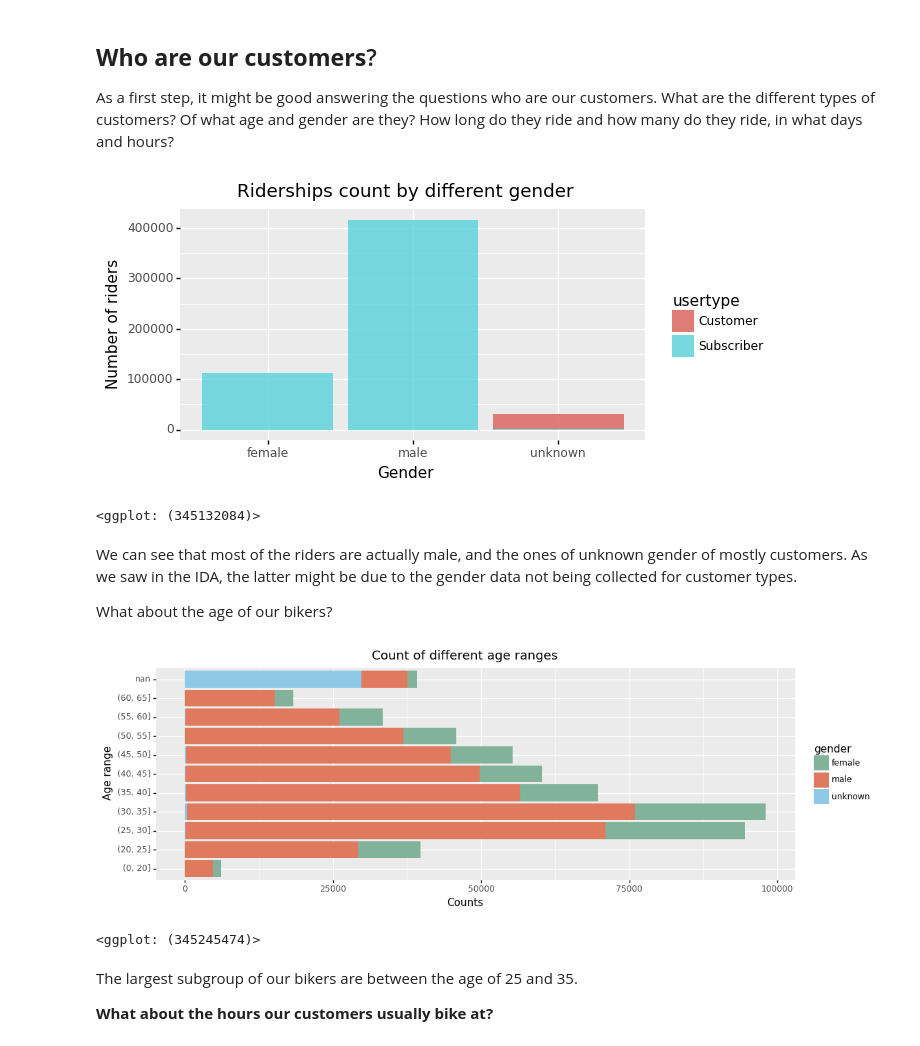
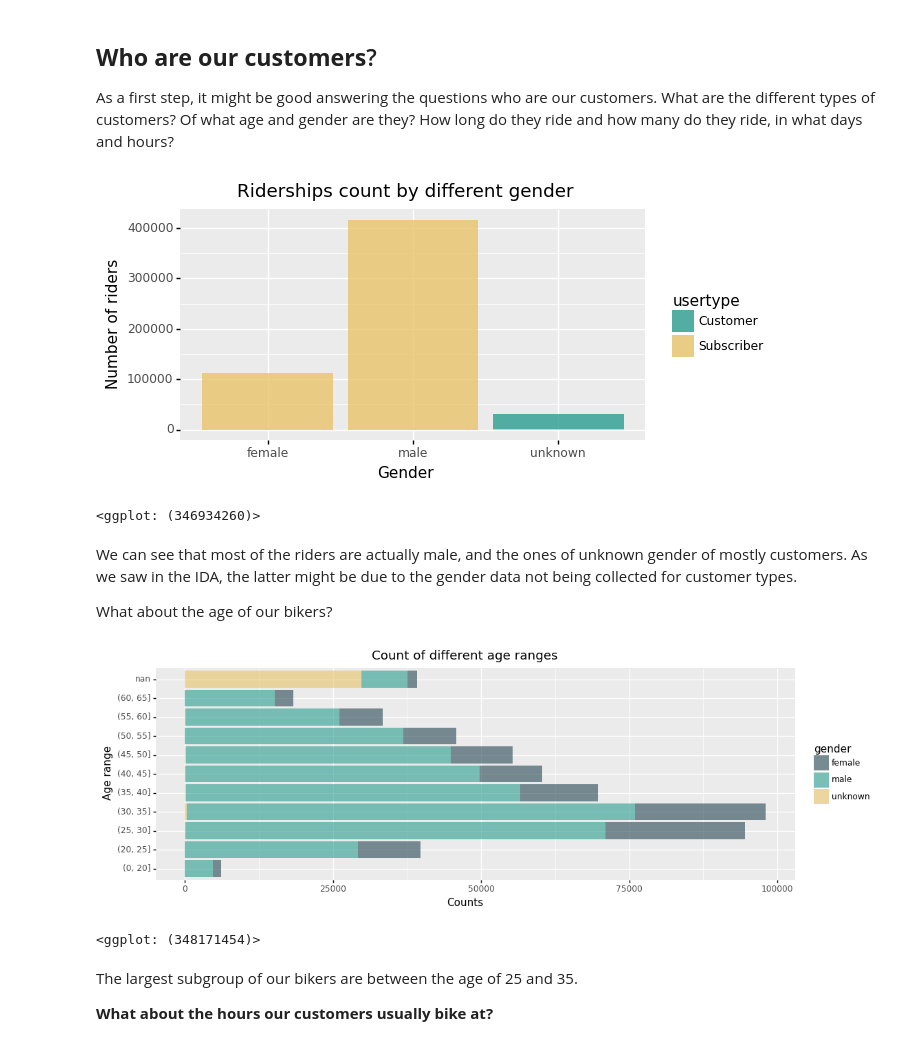
Before and after one commit to nshahpazov/nyc-bikership-analysis, a Jupyter notebook: src/02-exploratory-data-analysis.ipynb, the cells around one changed output. Drawn from its saved outputs; the diff is of its cells as text; code cells hidden in the pictures.

```diff
--- a/src/02-exploratory-data-analysis.ipynb
+++ b/src/02-exploratory-data-analysis.ipynb
@@ -50,10 +49,12 @@ As a first step, it might be good answering the questions who are our customers.
     geom_bar(stat='count', alpha=0.8) +
     xlab("Gender") +
     ylab("Number of riders") +
-    ggtitle("Riderships count by different gender"))
+    ggtitle("Riderships count by different gender") +
+    scale_fill_manual(values=["#2a9d8f", "#e9c46a"])
+)
 # %% [output]
-[figure, old version]
+[figure, new version]
-<ggplot: (345132084)>
+<ggplot: (346934260)>
 # %% [markdown]
 We can see that most of the riders are actually male, and the ones of unknown gender of mostly customers. As we saw in the IDA, the latter might be due to the gender data not being collected for customer types.
 
@@ -61,21 +62,22 @@ What about the age of our bikers?
 # %%
 ggplot_options.figure_size = (12, 4)
 
 AGE_BINS = np.insert(np.arange(start=20, stop=70, step=5), 0, 0, axis=0)
 
 (bikes_df
  .assign(age_range = pd.cut(bikes_df['age'], bins=AGE_BINS).astype(str))
  .pipe(ggplot) +
     aes(x='age_range', fill='gender') +
-    geom_bar(stat='count') +
+    geom_bar(stat='count', alpha=0.6) +
     coord_flip() +
     xlab('Age range') +
     ylab('Counts') +
     ggtitle("Count of different age ranges") +
-    scale_fill_manual(values=["#81b29a", "#e07a5f", "#8ecae6"]))
+    scale_fill_manual(values=["#264653", "#2a9d8f", "#e9c46a"])
+)
 # %% [output]
-[figure, old version]
+[figure, new version]
-<ggplot: (345245474)>
+<ggplot: (348171454)>
 # %% [markdown]
 The largest subgroup of our bikers are between the age of 25 and 35.
 
```
Also changed, not shown: parts of 6 cells of this notebook, 2 other files.
